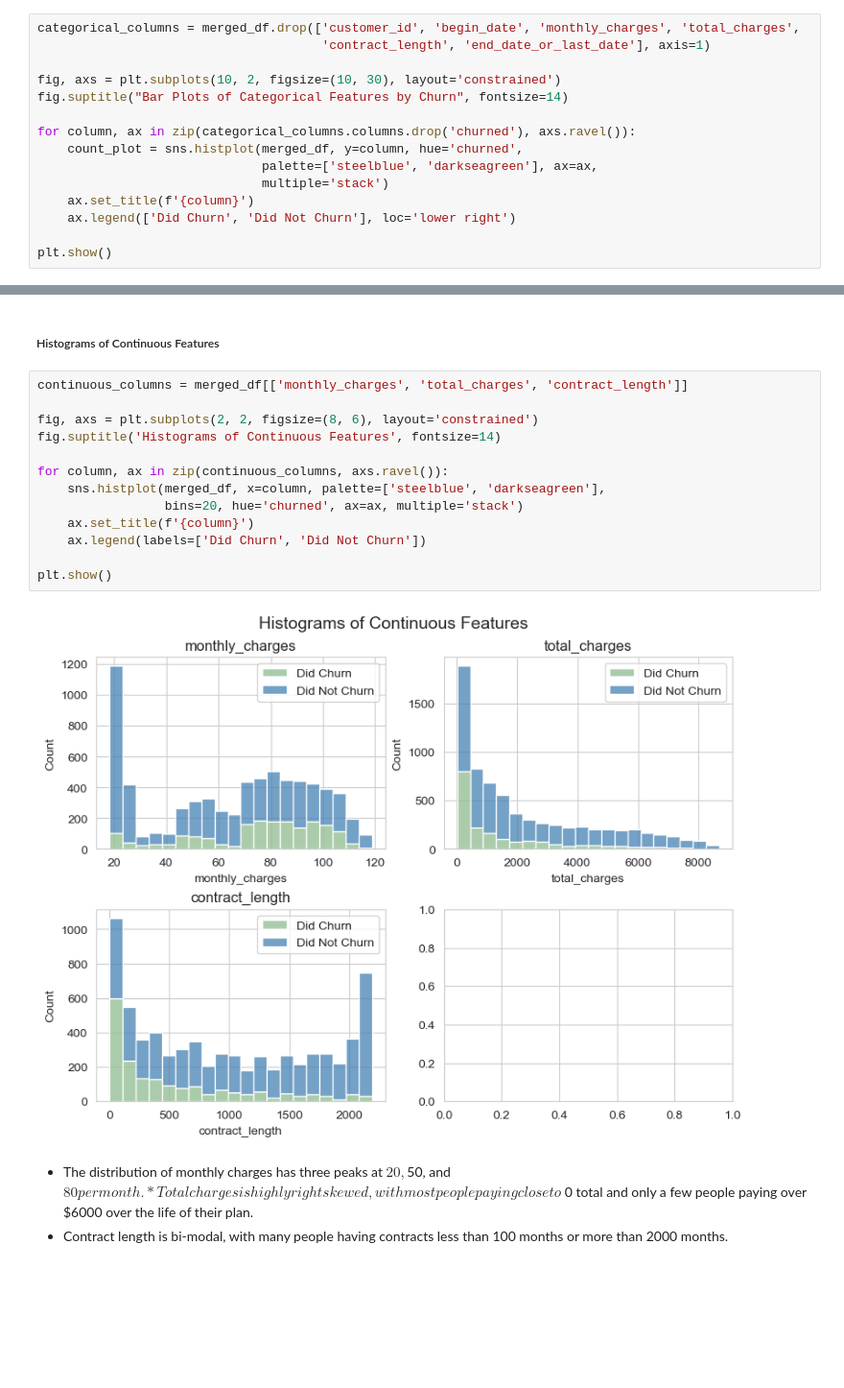
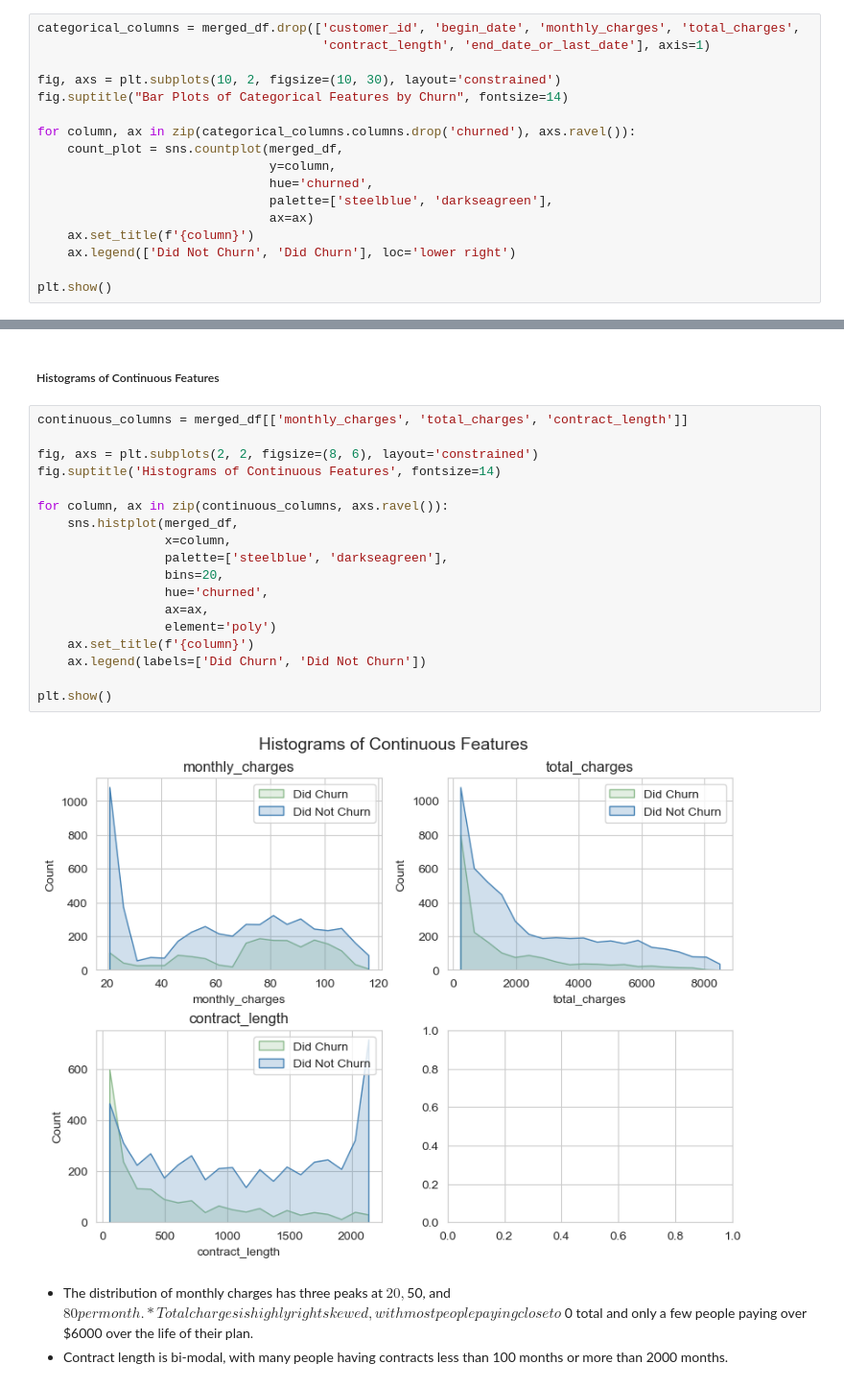
Before and after one commit to kellyshreeve/final-project, a Jupyter notebook: Notebooks/project-code-v2.ipynb, the cells around one changed output, grey strips where cells are left out. Shown at 96% size. Saved outputs shown, nothing was run; the diff lists cells and outputs as text; blank space fills up the shorter version.

```diff
--- a/Notebooks/project-code-v2.ipynb
+++ b/Notebooks/project-code-v2.ipynb
@@ -926,11 +926,13 @@ fig, axs = plt.subplots(10, 2, figsize=(10, 30), layout='constrained')
 fig.suptitle("Bar Plots of Categorical Features by Churn", fontsize=14)
 
 for column, ax in zip(categorical_columns.columns.drop('churned'), axs.ravel()):
-    count_plot = sns.histplot(merged_df, y=column, hue='churned',
-                              palette=['steelblue', 'darkseagreen'], ax=ax,
-                              multiple='stack')
+    count_plot = sns.countplot(merged_df,
+                               y=column,
+                               hue='churned',
+                               palette=['steelblue', 'darkseagreen'],
+                               ax=ax)
     ax.set_title(f'{column}')
-    ax.legend(['Did Churn', 'Did Not Churn'], loc='lower right')
+    ax.legend(['Did Not Churn', 'Did Churn'], loc='lower right')
 
 plt.show()
 # %% [output]
@@ -965,18 +970,23 @@ plt.show()
 # %%
 continuous_columns = merged_df[['monthly_charges', 'total_charges', 'contract_length']]
 
 fig, axs = plt.subplots(2, 2, figsize=(8, 6), layout='constrained')
 fig.suptitle('Histograms of Continuous Features', fontsize=14)
 
 for column, ax in zip(continuous_columns, axs.ravel()):
-    sns.histplot(merged_df, x=column, palette=['steelblue', 'darkseagreen'],
-                 bins=20, hue='churned', ax=ax, multiple='stack')
+    sns.histplot(merged_df,
+                 x=column,
+                 palette=['steelblue', 'darkseagreen'],
+                 bins=20,
+                 hue='churned',
+                 ax=ax,
+                 element='poly')
     ax.set_title(f'{column}')
     ax.legend(labels=['Did Churn', 'Did Not Churn'])
 
 plt.show()
 # %% [output]
-[figure, old version]
+[figure, new version]
 # %% [markdown]
 * The distribution of monthly charges has three peaks at $20, $50, and $80 per month.
 * Total charges is highly right skewed, with most people paying close to $0 total and only a few people paying over $6000 over the life of their plan.
```
Also changed, not shown: parts of 35 cells of this notebook, 6 other files.
